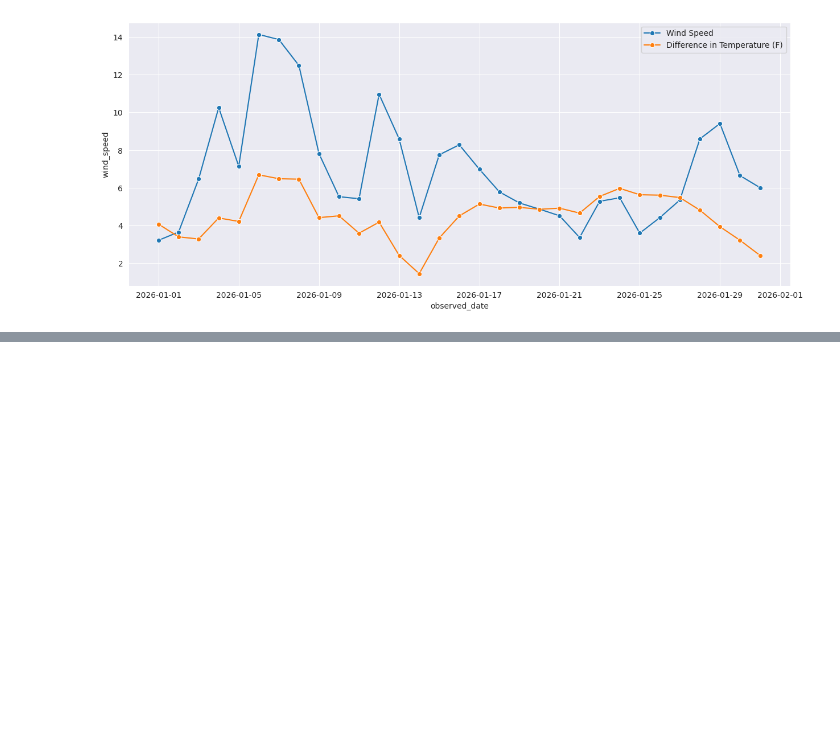
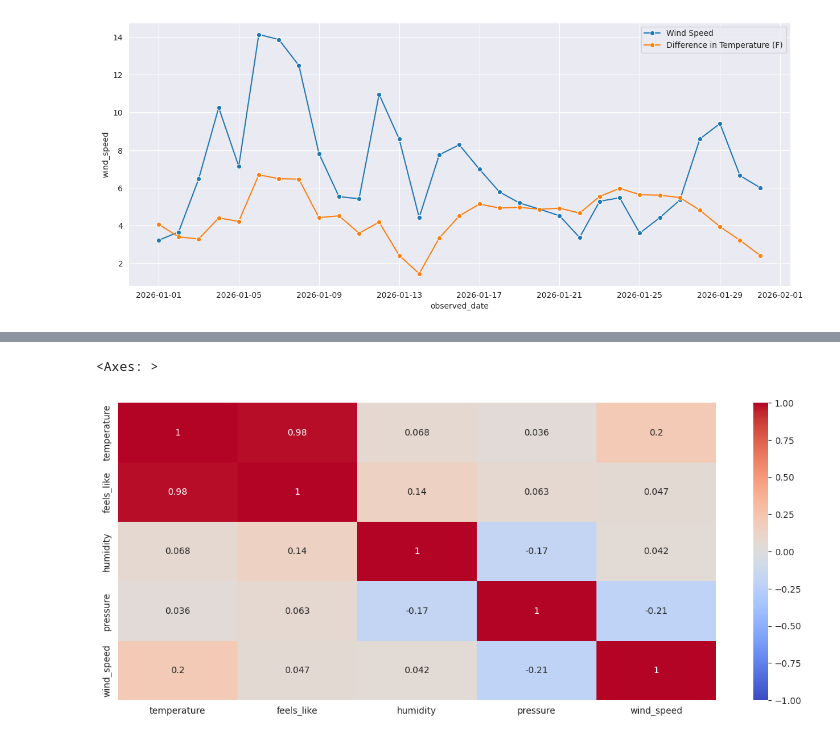
Before and after one commit to danielphilip12/Weather-Pipeline, a Jupyter notebook: notebooks/seattle_analysis.ipynb, the cells around one changed output, grey strips where cells are left out. Cells and saved outputs as stored; diff of their text form; code cells hidden in the pictures; blank space fills up the shorter version.

```diff
--- a/notebooks/seattle_analysis.ipynb
+++ b/notebooks/seattle_analysis.ipynb
@@ -151,0 +209,11 @@ sns.lineplot(data=seattle_jan_group, x='observed_date', y='diff_t', marker='o',
+# %%
+corrs = seattle_jan[['temperature', 'feels_like', 'humidity', 'pressure', 'wind_speed']].corr()
+# %%
+sns.heatmap(corrs,
+            vmin=-1,
+           vmax=1,
+           annot=True,
+           cmap='coolwarm')
+# %% [output]
+<Axes: >
+[figure, added]
```
Also changed, not shown: parts of 8 cells of this notebook.
